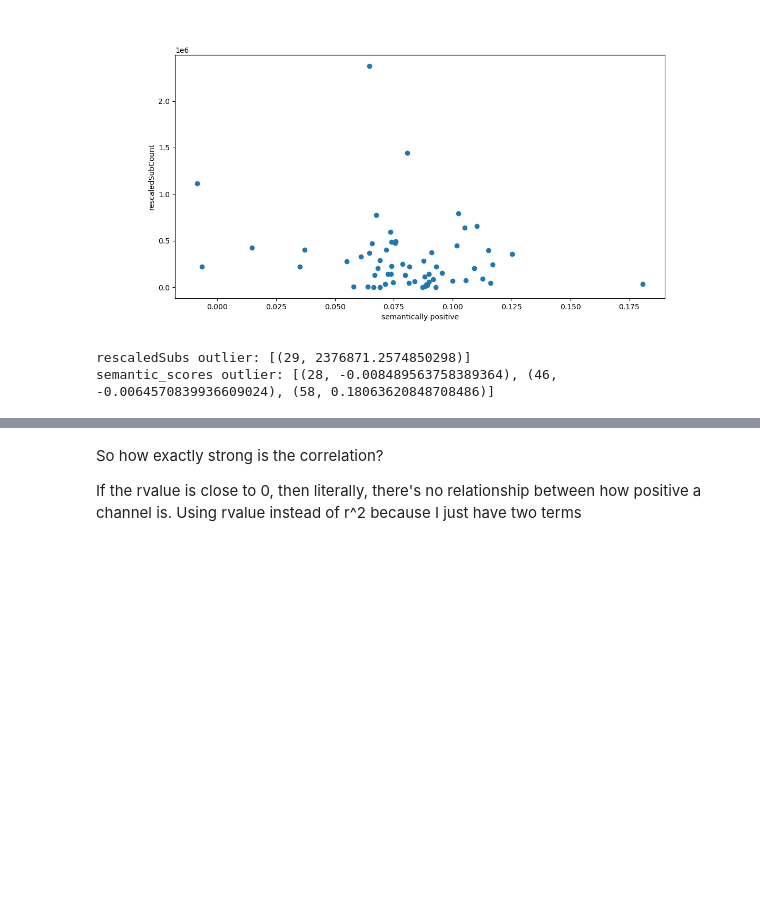
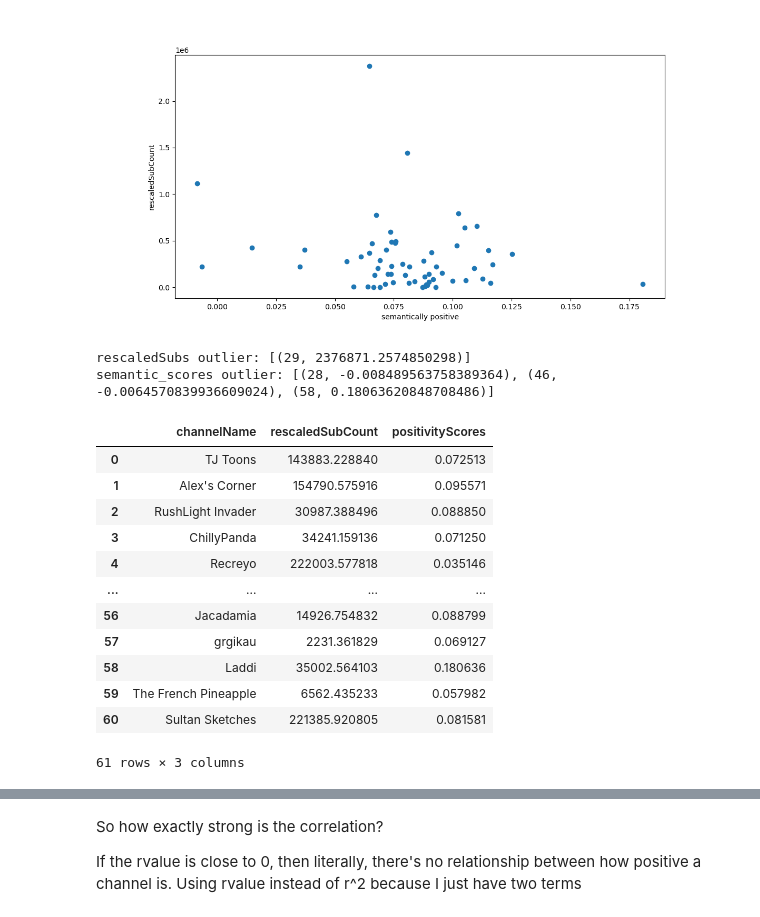
Before and after one commit to ojiwon-kenobi/youtuberChannels, a Jupyter notebook: semantic_analysis/semantic_analysis.ipynb, the cells around one changed output, grey strips where cells are left out. Saved outputs shown, nothing was run; the diff lists cells and outputs as text; code cells hidden in the pictures; blank space fills up the shorter version.

```diff
--- a/semantic_analysis/semantic_analysis.ipynb
+++ b/semantic_analysis/semantic_analysis.ipynb
@@ -666,4 +664,21 @@ print("semantic_scores outlier:", detect_outlier(list(channelName_to_scores.valu
 # %% [output]
 rescaledSubs outlier: [(29, 2376871.2574850298)]
 semantic_scores outlier: [(28, -0.008489563758389364), (46, -0.0064570839936609024), (58, 0.18063620848708486)]
+# %%
+semantic_df = pd.DataFrame.from_dict({'channelName': channelHolisticInfoDf['channelName'], 'rescaledSubCount': subsPerYearSinceFirstUpload, 'positivityScores': channelName_to_scores.values()})
+semantic_df
+# %% [output]
+|  | channelName | rescaledSubCount | positivityScores |
+| 0 | TJ Toons | 143883.228840 | 0.072513 |
+| 1 | Alex's Corner | 154790.575916 | 0.095571 |
+| 2 | RushLight Invader | 30987.388496 | 0.088850 |
+| 3 | ChillyPanda | 34241.159136 | 0.071250 |
+| 4 | Recreyo | 222003.577818 | 0.035146 |
+| ... | ... | ... | ... |
+| 56 | Jacadamia | 14926.754832 | 0.088799 |
+| 57 | grgikau | 2231.361829 | 0.069127 |
+| 58 | Laddi | 35002.564103 | 0.180636 |
+| 59 | The French Pineapple | 6562.435233 | 0.057982 |
+| 60 | Sultan Sketches | 221385.920805 | 0.081581 |
+61 rows × 3 columns
 # %%
```
Also changed, not shown: parts of 3 cells of this notebook.
